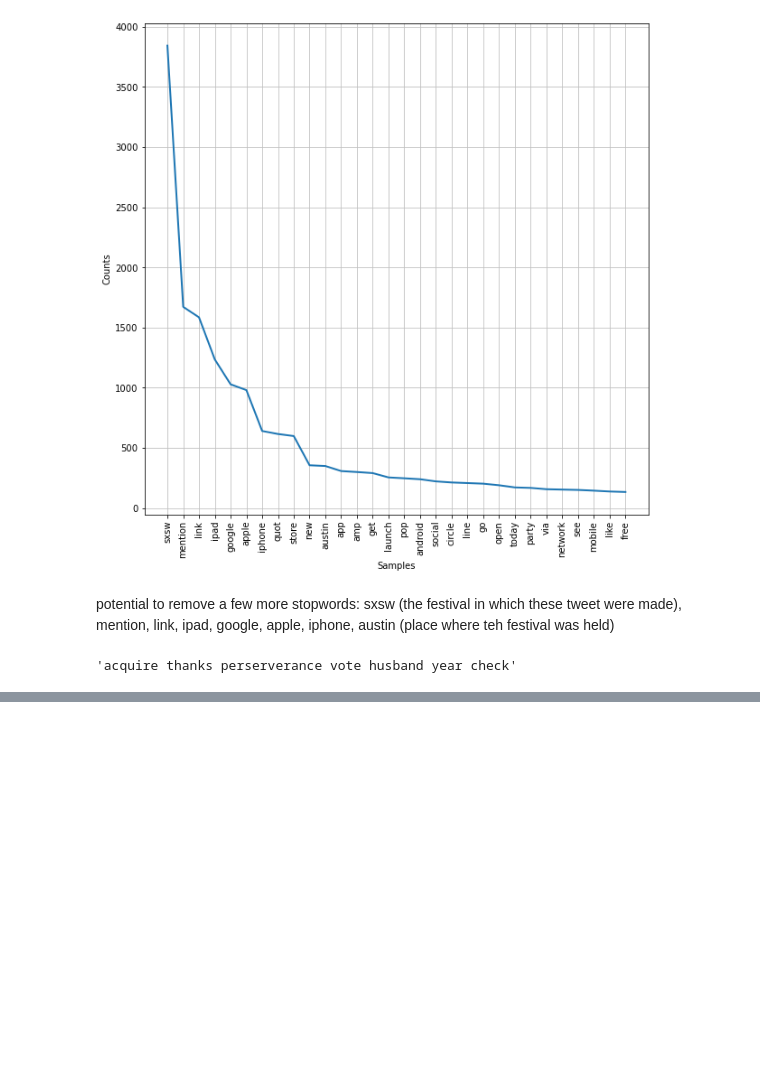
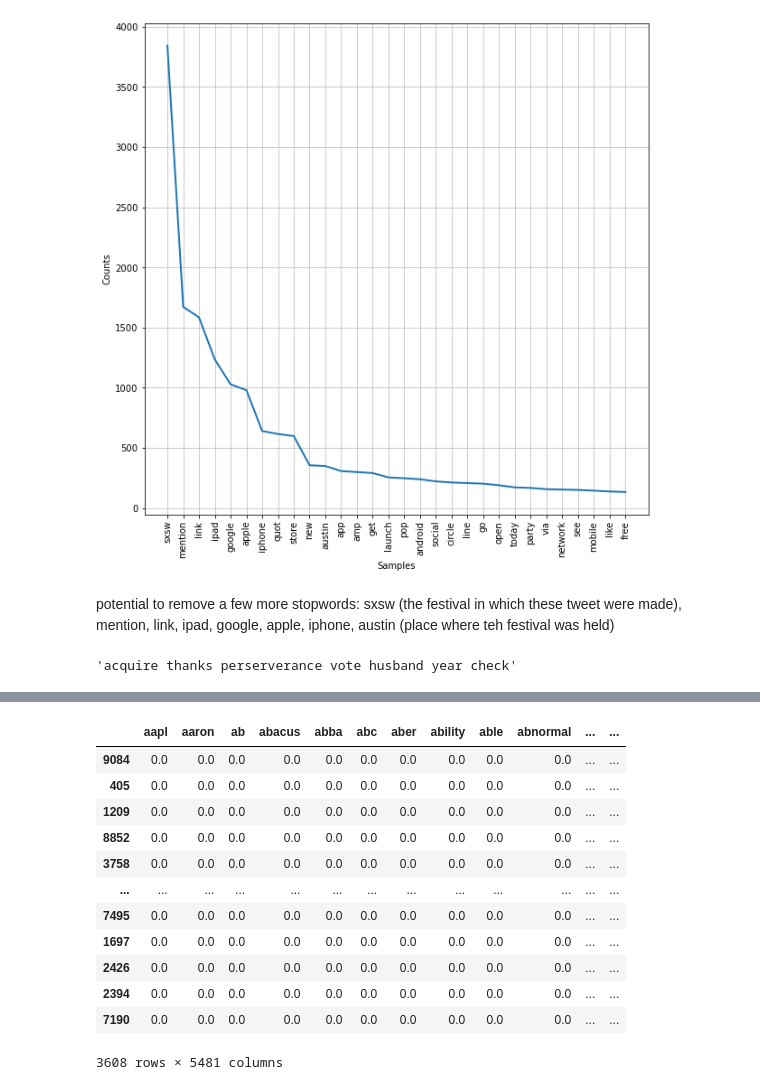
Before and after one commit to luluvalakdawala/NLP_for_tweet_sentiments, a Jupyter notebook: notebooks/exploratory/01_data_exploration.ipynb, the cells around one changed output, grey strips where cells are left out. Saved outputs shown, nothing was run; the diff lists cells and outputs as text; code cells hidden in the pictures; blank space fills up the shorter version.

Commit message:
added tfidf vectorizer

```diff
--- a/notebooks/exploratory/01_data_exploration.ipynb
+++ b/notebooks/exploratory/01_data_exploration.ipynb
@@ -360,0 +363,22 @@ plt.show()
+# %%
+tfidfv = TfidfVectorizer()
+X_t_vec = tfidfv.fit_transform(X_t)
+X_t_vec = pd.DataFrame.sparse.from_spmatrix(X_t_vec)
+X_t_vec.columns = tfidfv.get_feature_names()
+X_t_vec.set_index(y_t.index, inplace=True)
+# %%
+X_t_vec
+# %% [output]
+|  | aapl | aaron | ab | abacus | abba | abc | aber | ability | able | abnormal | ... | ... |
+| 9084 | 0.0 | 0.0 | 0.0 | 0.0 | 0.0 | 0.0 | 0.0 | 0.0 | 0.0 | 0.0 | ... | ... |
+| 405 | 0.0 | 0.0 | 0.0 | 0.0 | 0.0 | 0.0 | 0.0 | 0.0 | 0.0 | 0.0 | ... | ... |
+| 1209 | 0.0 | 0.0 | 0.0 | 0.0 | 0.0 | 0.0 | 0.0 | 0.0 | 0.0 | 0.0 | ... | ... |
+| 8852 | 0.0 | 0.0 | 0.0 | 0.0 | 0.0 | 0.0 | 0.0 | 0.0 | 0.0 | 0.0 | ... | ... |
+| 3758 | 0.0 | 0.0 | 0.0 | 0.0 | 0.0 | 0.0 | 0.0 | 0.0 | 0.0 | 0.0 | ... | ... |
+| ... | ... | ... | ... | ... | ... | ... | ... | ... | ... | ... | ... | ... |
+| 7495 | 0.0 | 0.0 | 0.0 | 0.0 | 0.0 | 0.0 | 0.0 | 0.0 | 0.0 | 0.0 | ... | ... |
+| 1697 | 0.0 | 0.0 | 0.0 | 0.0 | 0.0 | 0.0 | 0.0 | 0.0 | 0.0 | 0.0 | ... | ... |
+| 2426 | 0.0 | 0.0 | 0.0 | 0.0 | 0.0 | 0.0 | 0.0 | 0.0 | 0.0 | 0.0 | ... | ... |
+| 2394 | 0.0 | 0.0 | 0.0 | 0.0 | 0.0 | 0.0 | 0.0 | 0.0 | 0.0 | 0.0 | ... | ... |
+| 7190 | 0.0 | 0.0 | 0.0 | 0.0 | 0.0 | 0.0 | 0.0 | 0.0 | 0.0 | 0.0 | ... | ... |
+3608 rows × 5481 columns
```
Also changed, not shown: parts of 5 cells of this notebook.
